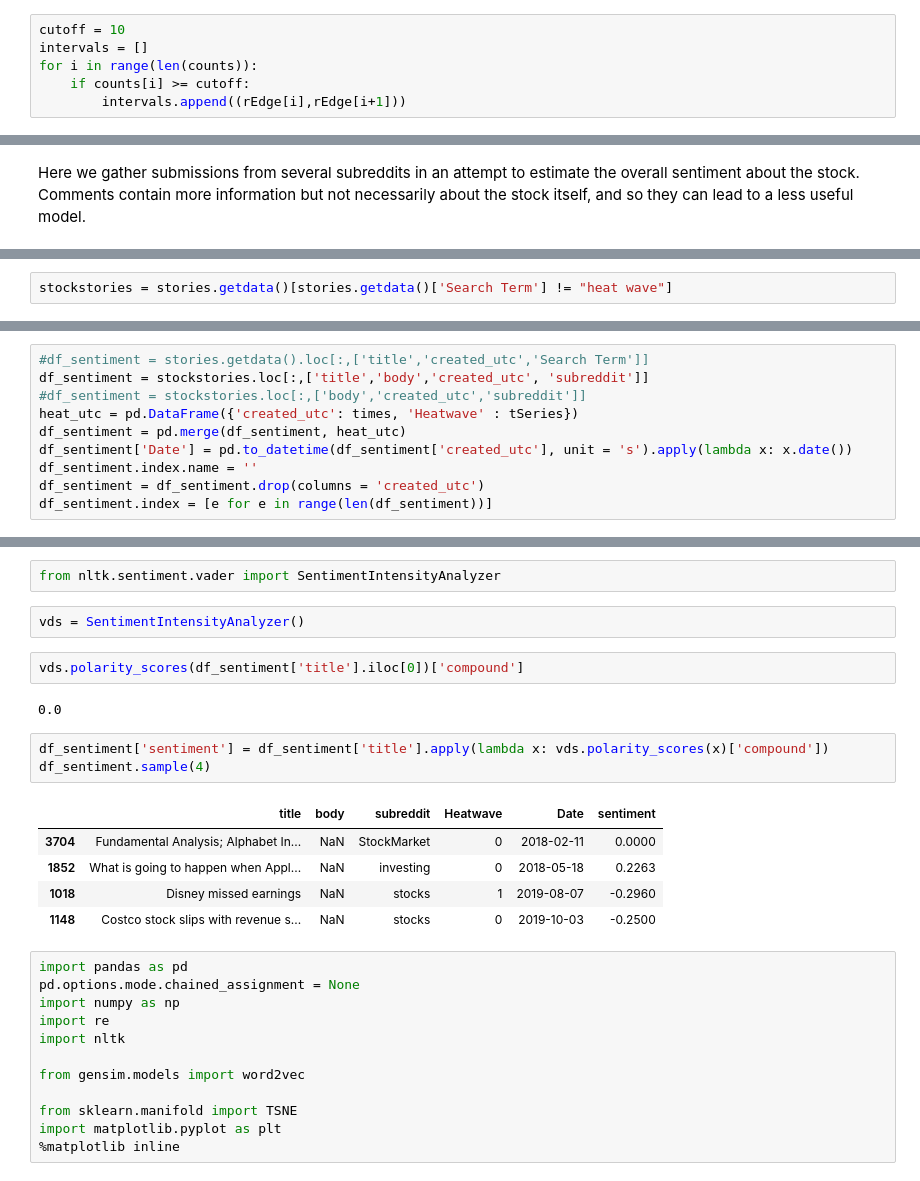
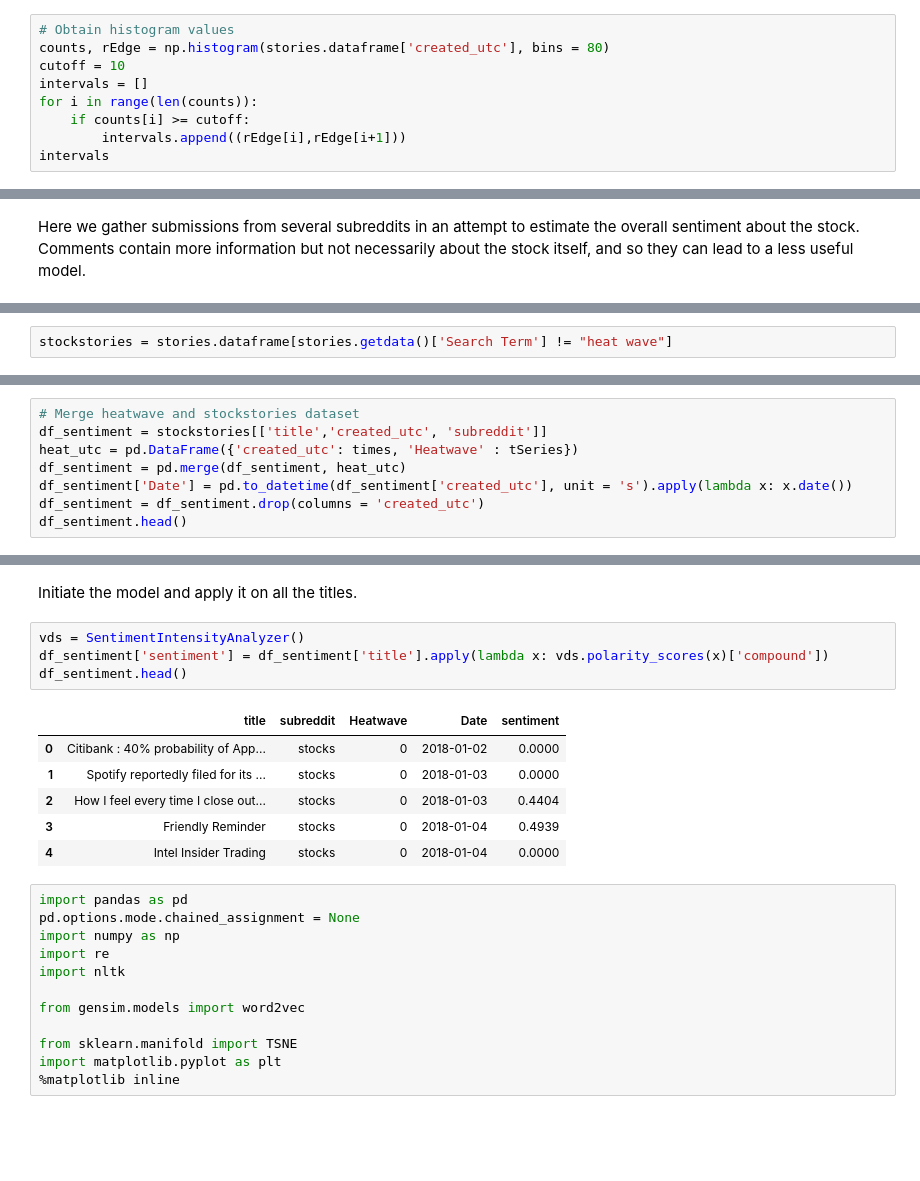
Before and after one commit to rubenkerkhofs/modern-data-analytics, a Jupyter notebook: RedditScrape.ipynb, the cells around one changed output, grey strips where cells are left out. Saved outputs shown, nothing was run; the diff lists cells and outputs as text; blank space fills up the shorter version.

```diff
--- a/RedditScrape.ipynb
+++ b/RedditScrape.ipynb
@@ -236,6 +47,9 @@ for i in range(1, len(counts)):
 # %%
+# Obtain histogram values
+counts, rEdge = np.histogram(stories.dataframe['created_utc'], bins = 80)
 cutoff = 10
 intervals = []
 for i in range(len(counts)):
     if counts[i] >= cutoff:
         intervals.append((rEdge[i],rEdge[i+1]))
+intervals
@@ -281,4 +82,4 @@ len(stories.getdata()['created_utc'].unique())
 # %%
-stockstories = stories.getdata()[stories.getdata()['Search Term'] != "heat wave"]
+stockstories = stories.dataframe[stories.getdata()['Search Term'] != "heat wave"]
 # %%
 times = stockstories['created_utc']
@@ -317,11 +96,9 @@ pd.DataFrame({'Times': pd.to_datetime(times, unit = 's'), 'Heatwave' : tSeries})
 # %%
-#df_sentiment = stories.getdata().loc[:,['title','created_utc','Search Term']]
-df_sentiment = stockstories.loc[:,['title','body','created_utc', 'subreddit']]
-#df_sentiment = stockstories.loc[:,['body','created_utc','subreddit']]
+# Merge heatwave and stockstories dataset
+df_sentiment = stockstories[['title','created_utc', 'subreddit']]
 heat_utc = pd.DataFrame({'created_utc': times, 'Heatwave' : tSeries})
 df_sentiment = pd.merge(df_sentiment, heat_utc)
 df_sentiment['Date'] = pd.to_datetime(df_sentiment['created_utc'], unit = 's').apply(lambda x: x.date())
-df_sentiment.index.name = ''
 df_sentiment = df_sentiment.drop(columns = 'created_utc')
-df_sentiment.index = [e for e in range(len(df_sentiment))]
+df_sentiment.head()
 # %% [output]
@@ -357,20 +120,16 @@ True
-# %%
-from nltk.sentiment.vader import SentimentIntensityAnalyzer
-# %%
-vds = SentimentIntensityAnalyzer()
-# %%
-vds.polarity_scores(df_sentiment['title'].iloc[0])['compound']
-# %% [output]
-0.0
+# %% [markdown]
+Initiate the model and apply it on all the titles.
 # %%
+vds = SentimentIntensityAnalyzer()
 df_sentiment['sentiment'] = df_sentiment['title'].apply(lambda x: vds.polarity_scores(x)['compound'])
-df_sentiment.sample(4)
+df_sentiment.head()
 # %% [output]
-|  | title | body | subreddit | Heatwave | Date | sentiment |
-| 3704 | Fundamental Analysis; Alphabet In... | NaN | StockMarket | 0 | 2018-02-11 | 0.0000 |
-| 1852 | What is going to happen when Appl... | NaN | investing | 0 | 2018-05-18 | 0.2263 |
-| 1018 | Disney missed earnings | NaN | stocks | 1 | 2019-08-07 | -0.2960 |
-| 1148 | Costco stock slips with revenue s... | NaN | stocks | 0 | 2019-10-03 | -0.2500 |
+|  | title | subreddit | Heatwave | Date | sentiment |
+| 0 | Citibank : 40% probability of App... | stocks | 0 | 2018-01-02 | 0.0000 |
+| 1 | Spotify reportedly filed for its ... | stocks | 0 | 2018-01-03 | 0.0000 |
+| 2 | How I feel every time I close out... | stocks | 0 | 2018-01-03 | 0.4404 |
+| 3 | Friendly Reminder | stocks | 0 | 2018-01-04 | 0.4939 |
+| 4 | Intel Insider Trading | stocks | 0 | 2018-01-04 | 0.0000 |
 # %%
 import pandas as pd
 pd.options.mode.chained_assignment = None
```
Also changed, not shown: parts of 81 cells of this notebook, 17 other files.
